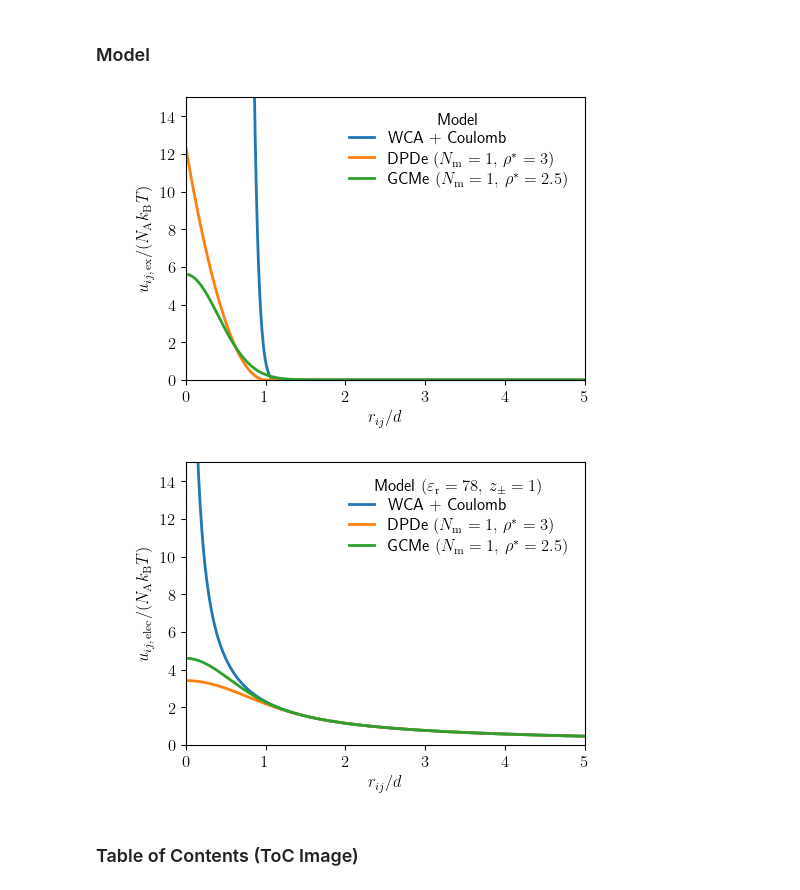
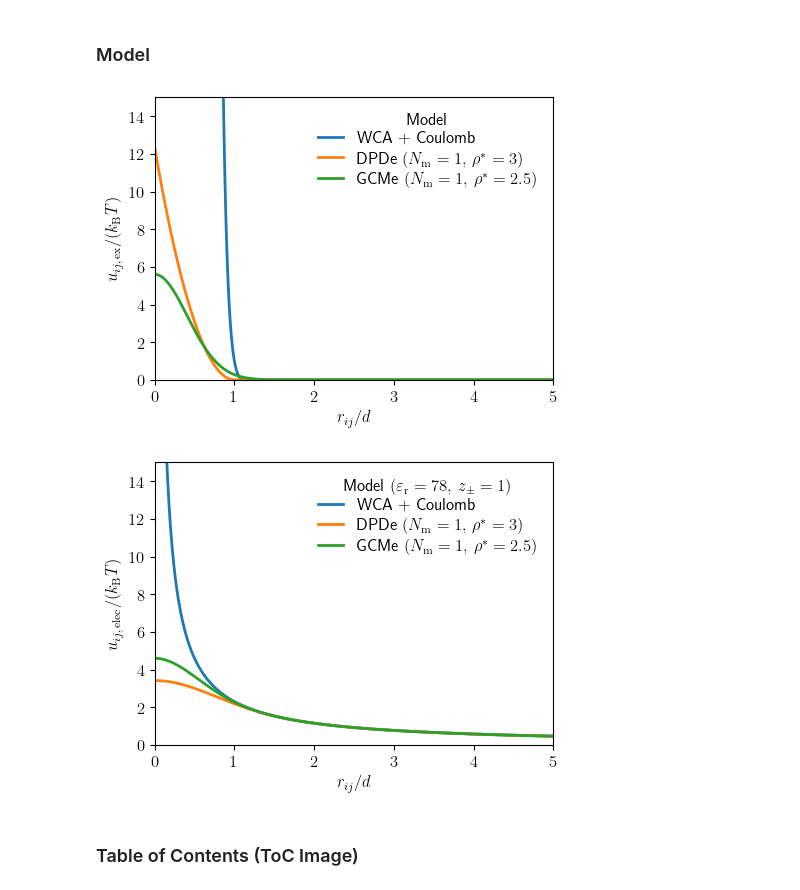
Before and after one commit to bbye98/gcme, a Jupyter notebook: analysis_gcme.ipynb, the cells around one changed output. Drawn from its saved outputs; the diff is of its cells as text; code cells hidden in the pictures.

```diff
--- a/analysis_gcme.ipynb
+++ b/analysis_gcme.ipynb
@@ -216,37 +216,37 @@ u_dpd = dpd(a_dpd, sigma, r)
 u_dpd[r_reduced > 1] = 0 * ureg.kilojoule
 u_dpde = dpde(dielectric, sigma, r)
 
 rho_gcm_reduced = 2.5
 A_gcm = 14.9835 * epsilon / (0.998 * (rho_gcm_reduced / sigma ** 3))
 u_gcm = gcm(A_gcm, sigma / np.sqrt(2), r)
 u_gcme = gcme(dielectric, sigma / np.sqrt(2), r)
 
 _, ax = plt.subplots()
 ax.plot(r_reduced, u_wca / epsilon, label="WCA + Coulomb")
 ax.plot(r_reduced, u_dpd / epsilon, label=r"DPDe $(N_\mathrm{m}=1,\,\rho^*=3)$")
 ax.plot(r_reduced, u_gcm / epsilon, label=r"GCMe $(N_\mathrm{m}=1,\,\rho^*=2.5)$")
 ax.legend(title="Model")
 ax.set_xlabel("$r_{ij}/d$")
 ax.set_xlim((0, 5))
-ax.set_ylabel("$u_{ij,\,\mathrm{ex}}/(N_\mathrm{A}k_\mathrm{B}T)$")
+ax.set_ylabel("$u_{ij,\,\mathrm{ex}}/(k_\mathrm{B}T)$")
 ax.set_ylim((0, 15))
 ax.text(-0.2, 0.959, " ", transform=ax.transAxes)
 plt.show()
 
 _, ax = plt.subplots()
 ax.plot(r_reduced, u_coul / epsilon, label="WCA + Coulomb")
 ax.plot(r_reduced, u_dpde / epsilon, label=r"DPDe $(N_\mathrm{m}=1,\,\rho^*=3)$")
 ax.plot(r_reduced, u_gcme / epsilon, label=r"GCMe $(N_\mathrm{m}=1,\,\rho^*=2.5)$")
 ax.legend(title=r"Model $(\varepsilon_\mathrm{r}=78,\,z_{\pm}=1)$")
 ax.set_xlabel("$r_{ij}/d$")
 ax.set_xlim((0, 5))
-ax.set_ylabel("$u_{ij,\,\mathrm{elec}}/(N_\mathrm{A}k_\mathrm{B}T)$")
+ax.set_ylabel("$u_{ij,\,\mathrm{elec}}/(k_\mathrm{B}T)$")
 ax.set_ylim((0, 15))
 ax.text(-0.2, 0.959, " ", transform=ax.transAxes)
 plt.show()
 # %% [output]
-[figure, old version]
+[figure, new version]
-[figure, old version]
+[figure, new version]
 # %% [markdown]
 ### Table of Contents (ToC Image)
 # %%
```
Also changed, not shown: parts of 13 cells of this notebook, 6 other files.
